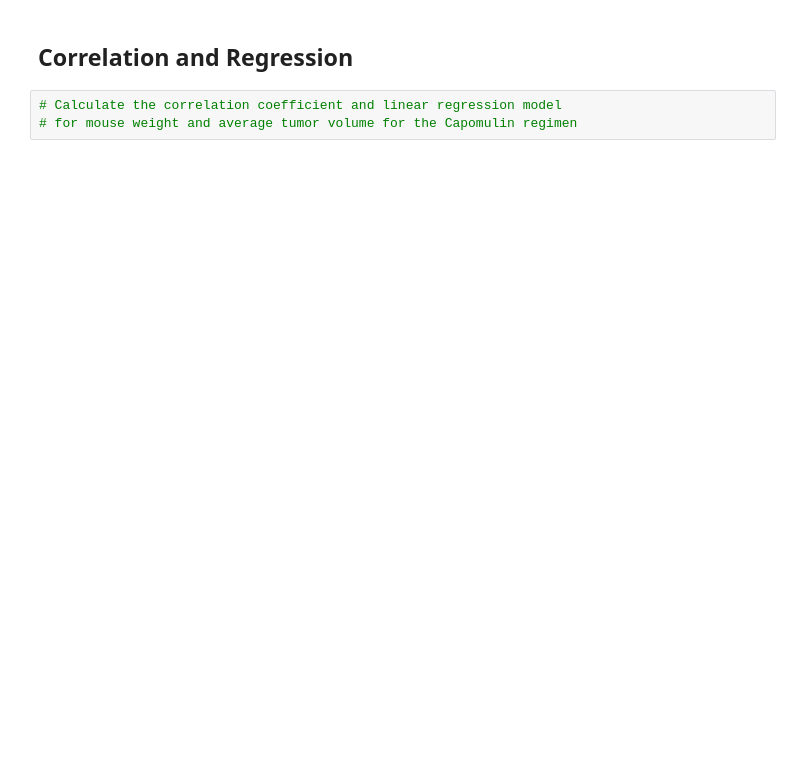
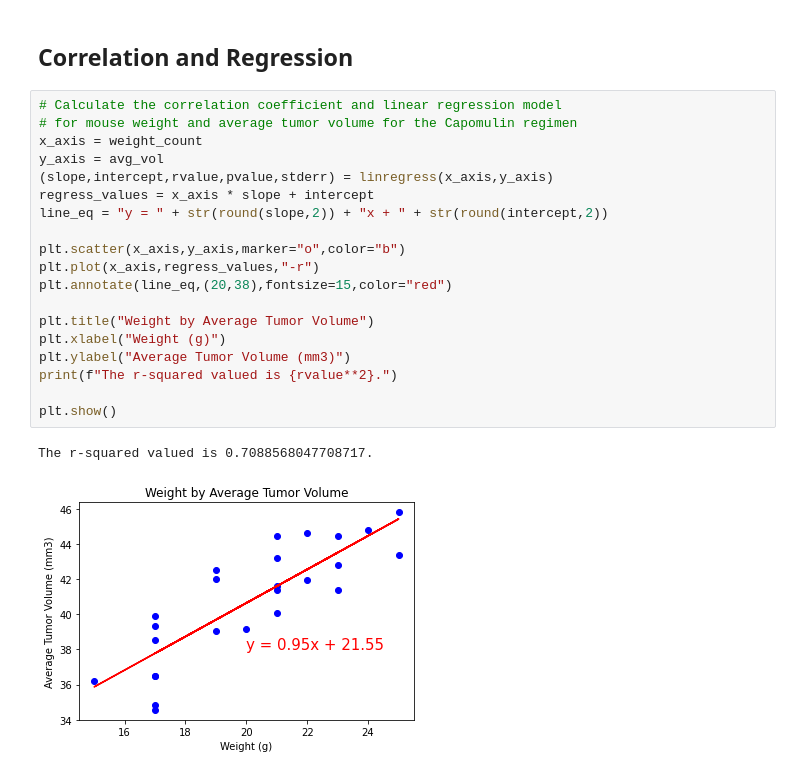
Before and after one commit to Lbrady1025/matplotlib-challenge, a Jupyter notebook: Pymaceuticals/pymaceuticals_starter.ipynb, the cells around one changed output. Cells and saved outputs as stored; diff of their text form; blank space fills up the shorter version.

Commit message:
add linear regression and correlation coefficient

```diff
--- a/Pymaceuticals/pymaceuticals_starter.ipynb
+++ b/Pymaceuticals/pymaceuticals_starter.ipynb
@@ -284,5 +299,24 @@ cap_only
 # %% [markdown]
 ## Correlation and Regression
-# %%
-# Calculate the correlation coefficient and linear regression model
-# for mouse weight and average tumor volume for the Capomulin regimen
+# %%
+# Calculate the correlation coefficient and linear regression model
+# for mouse weight and average tumor volume for the Capomulin regimen
+x_axis = weight_count
+y_axis = avg_vol
+(slope,intercept,rvalue,pvalue,stderr) = linregress(x_axis,y_axis)
+regress_values = x_axis * slope + intercept
+line_eq = "y = " + str(round(slope,2)) + "x + " + str(round(intercept,2))
+
+plt.scatter(x_axis,y_axis,marker="o",color="b")
+plt.plot(x_axis,regress_values,"-r")
+plt.annotate(line_eq,(20,38),fontsize=15,color="red")
+
+plt.title("Weight by Average Tumor Volume")
+plt.xlabel("Weight (g)")
+plt.ylabel("Average Tumor Volume (mm3)")
+print(f"The r-squared valued is {rvalue**2}.")
+
+plt.show()
+# %% [output]
+The r-squared valued is 0.7088568047708717.
+[figure, added]
```
Also changed, not shown: parts of 4 cells of this notebook.
